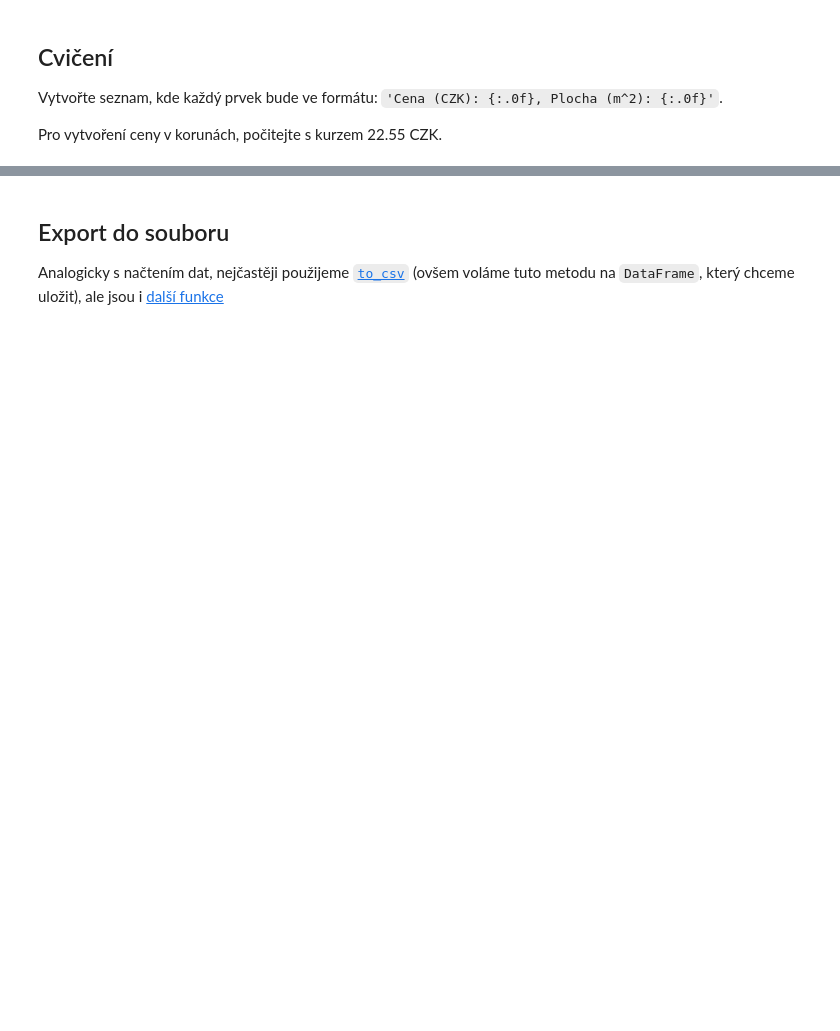
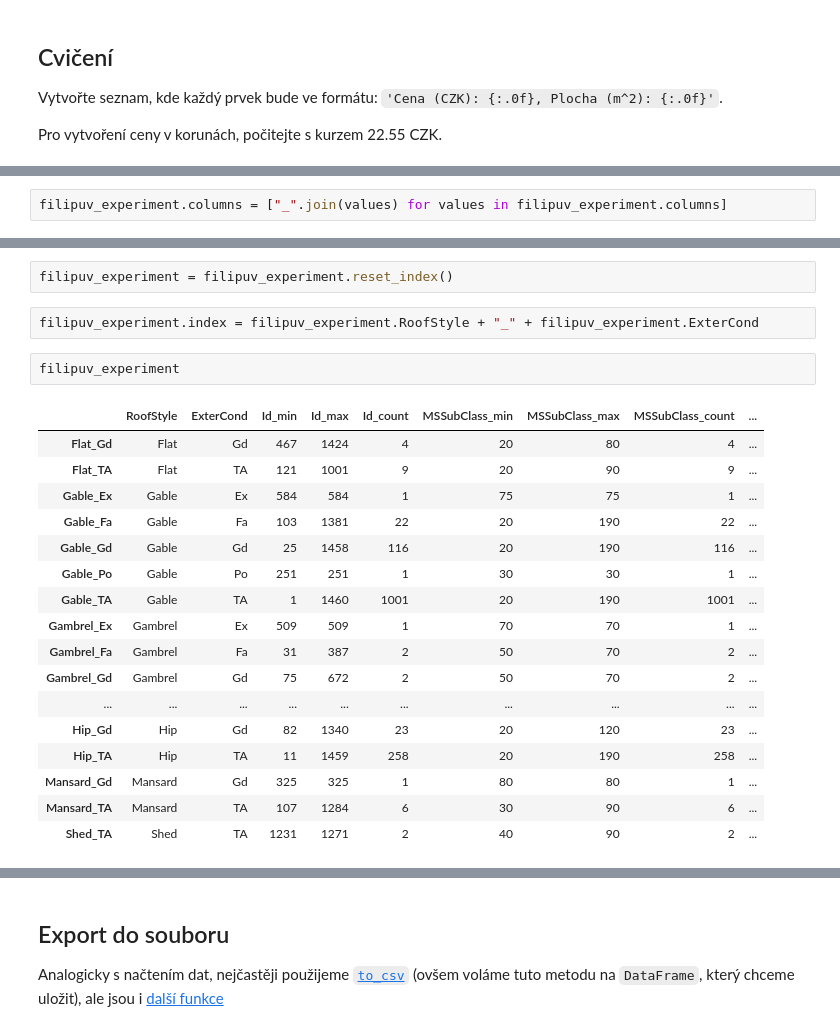
Before and after one commit to sedlakovi/interactive-dashboards, a Jupyter notebook: pandas.ipynb, the cells around one changed output, grey strips where cells are left out. Drawn from its saved outputs; the diff is of its cells as text; blank space fills up the shorter version.

```diff
--- a/pandas.ipynb
+++ b/pandas.ipynb
@@ -382,0 +705,2 @@ Pro vytvoření ceny v korunách, počitejte s kurzem 22.55 CZK.
+# %%
+filipuv_experiment.columns = ["_".join(values) for values in filipuv_experiment.columns]
@@ -382,0 +728,24 @@ Pro vytvoření ceny v korunách, počitejte s kurzem 22.55 CZK.
+# %%
+filipuv_experiment = filipuv_experiment.reset_index()
+# %%
+filipuv_experiment.index = filipuv_experiment.RoofStyle + "_" + filipuv_experiment.ExterCond
+# %%
+filipuv_experiment
+# %% [output]
+|  | RoofStyle | ExterCond | Id_min | Id_max | Id_count | MSSubClass_min | MSSubClass_max | MSSubClass_count | ... |
+| Flat_Gd | Flat | Gd | 467 | 1424 | 4 | 20 | 80 | 4 | ... |
+| Flat_TA | Flat | TA | 121 | 1001 | 9 | 20 | 90 | 9 | ... |
+| Gable_Ex | Gable | Ex | 584 | 584 | 1 | 75 | 75 | 1 | ... |
+| Gable_Fa | Gable | Fa | 103 | 1381 | 22 | 20 | 190 | 22 | ... |
+| Gable_Gd | Gable | Gd | 25 | 1458 | 116 | 20 | 190 | 116 | ... |
+| Gable_Po | Gable | Po | 251 | 251 | 1 | 30 | 30 | 1 | ... |
+| Gable_TA | Gable | TA | 1 | 1460 | 1001 | 20 | 190 | 1001 | ... |
+| Gambrel_Ex | Gambrel | Ex | 509 | 509 | 1 | 70 | 70 | 1 | ... |
+| Gambrel_Fa | Gambrel | Fa | 31 | 387 | 2 | 50 | 70 | 2 | ... |
+| Gambrel_Gd | Gambrel | Gd | 75 | 672 | 2 | 50 | 70 | 2 | ... |
+| ... | ... | ... | ... | ... | ... | ... | ... | ... | ... |
+| Hip_Gd | Hip | Gd | 82 | 1340 | 23 | 20 | 120 | 23 | ... |
+| Hip_TA | Hip | TA | 11 | 1459 | 258 | 20 | 190 | 258 | ... |
+| Mansard_Gd | Mansard | Gd | 325 | 325 | 1 | 80 | 80 | 1 | ... |
+| Mansard_TA | Mansard | TA | 107 | 1284 | 6 | 30 | 90 | 6 | ... |
+| Shed_TA | Shed | TA | 1231 | 1271 | 2 | 40 | 90 | 2 | ... |
```
Also changed, not shown: parts of 37 cells of this notebook.
